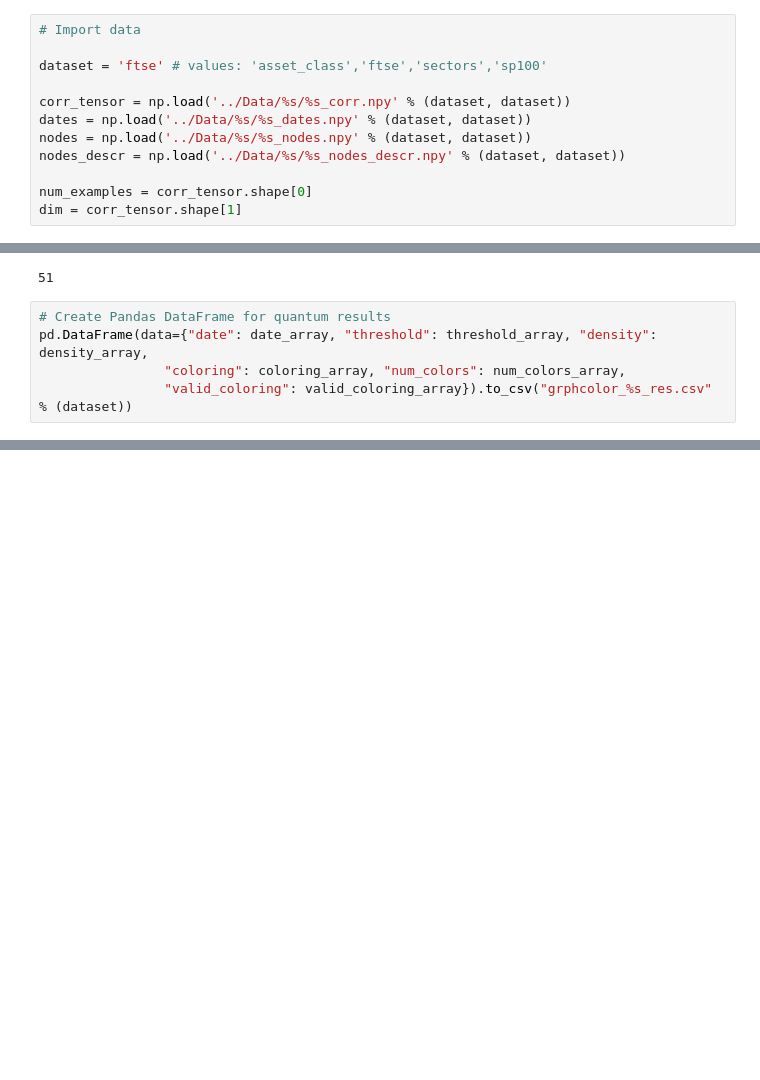
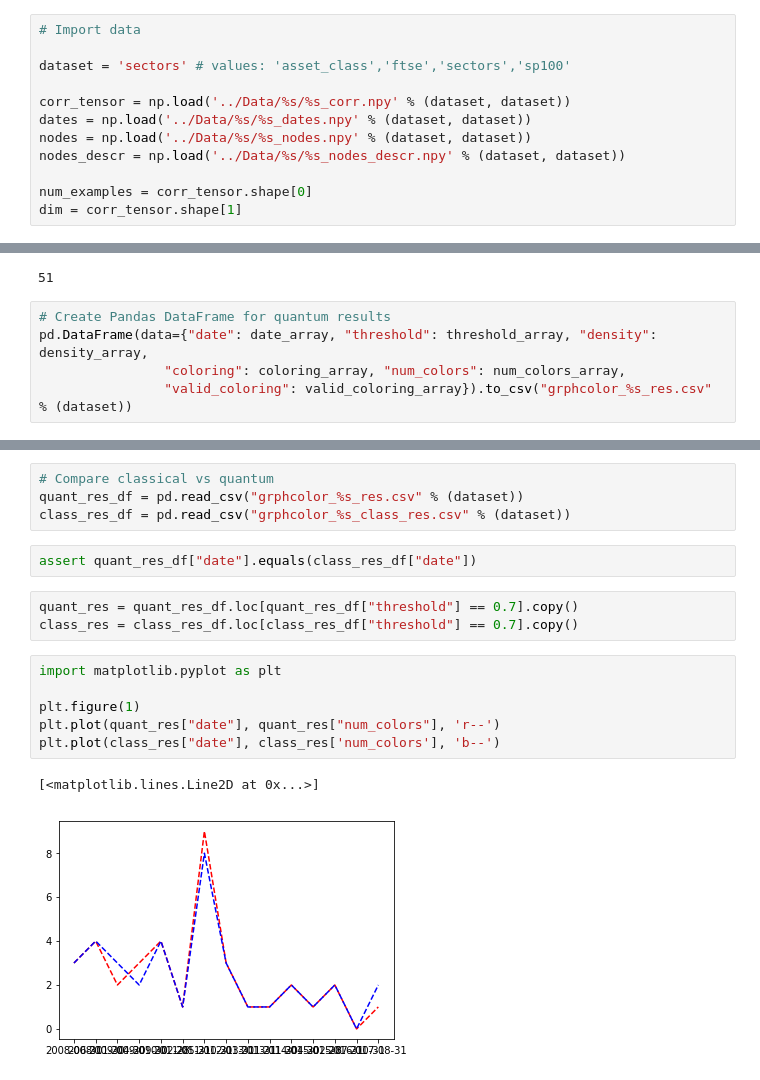
Before and after one commit to angadkalra/QuantumComputingProject, a Jupyter notebook: GraphColor/GCExperiments.ipynb, the cells around one changed output, grey strips where cells are left out. Saved outputs shown, nothing was run; the diff lists cells and outputs as text; blank space fills up the shorter version.

Commit message:
added classical algms

```diff
--- a/GraphColor/GCExperiments.ipynb
+++ b/GraphColor/GCExperiments.ipynb
@@ -21,7 +21,7 @@ sampler = EmbeddingComposite(DWaveSampler(solver=dwave_solver, token=api_key))
 # %%
 # Import data
 
-dataset = 'ftse' # values: 'asset_class','ftse','sectors','sp100'
+dataset = 'sectors' # values: 'asset_class','ftse','sectors','sp100'
 
 corr_tensor = np.load('../Data/%s/%s_corr.npy' % (dataset, dataset))
 dates = np.load('../Data/%s/%s_dates.npy' % (dataset, dataset))
@@ -207,0 +225,18 @@ pd.DataFrame(data={"date": date_array, "threshold": threshold_array, "density":
+# %%
+# Compare classical vs quantum
+quant_res_df = pd.read_csv("grphcolor_%s_res.csv" % (dataset))
+class_res_df = pd.read_csv("grphcolor_%s_class_res.csv" % (dataset))
+# %%
+assert quant_res_df["date"].equals(class_res_df["date"])
+# %%
+quant_res = quant_res_df.loc[quant_res_df["threshold"] == 0.7].copy()
+class_res = class_res_df.loc[class_res_df["threshold"] == 0.7].copy()
+# %%
+import matplotlib.pyplot as plt
+
+plt.figure(1)
+plt.plot(quant_res["date"], quant_res["num_colors"], 'r--')
+plt.plot(class_res["date"], class_res['num_colors'], 'b--')
+# %% [output]
+[<matplotlib.lines.Line2D at 0x...>]
+[figure, added]
```
Also changed, not shown: parts of 9 cells of this notebook, 1 other file.
